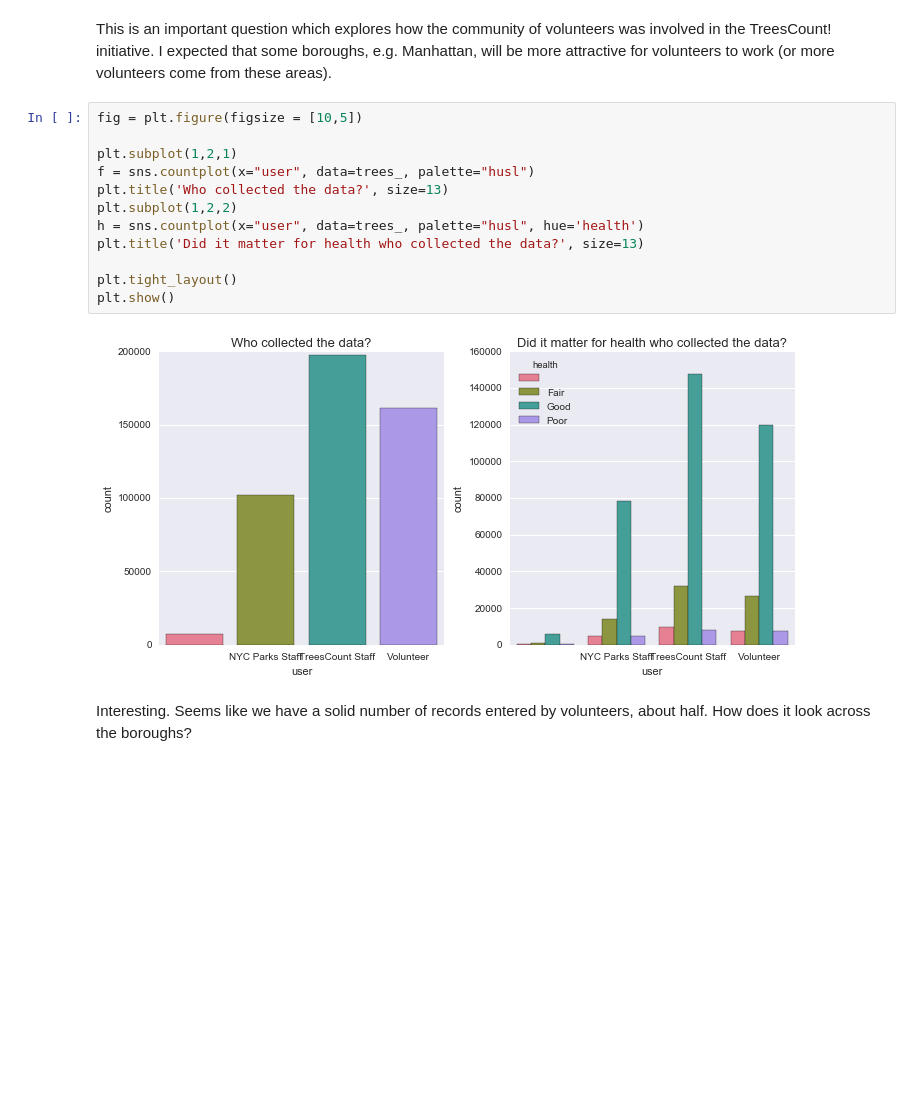
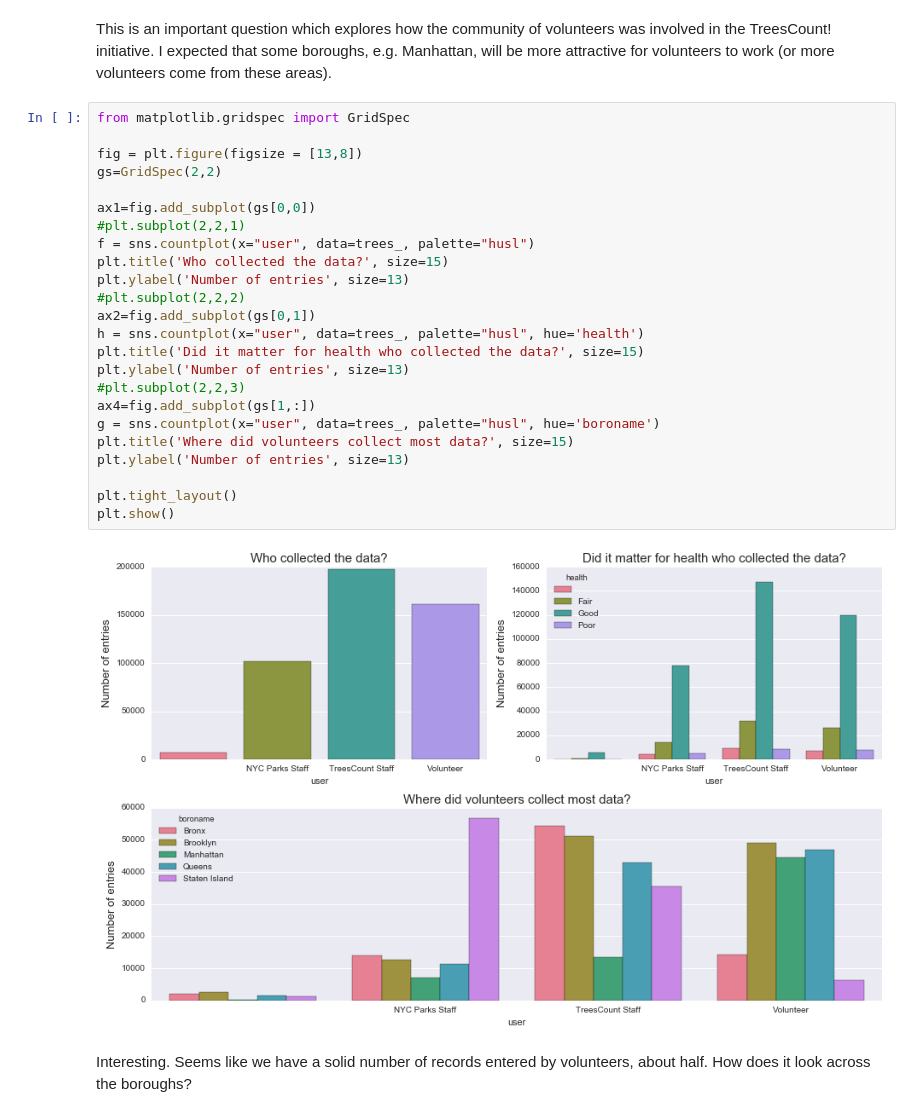
Before and after one commit to zuzannna/HealthyTrees, a Jupyter notebook: Healthy_Trees.ipynb, the cells around one changed output. Saved outputs shown, nothing was run; the diff lists cells and outputs as text; blank space fills up the shorter version.

Commit message:
added a new figure users / boroughs

```diff
--- a/Healthy_Trees.ipynb
+++ b/Healthy_Trees.ipynb
@@ -165,19 +165,31 @@ g.map(sns.stripplot, jitter=True, palette="Greens_d");
 # %% [markdown]
 This is an important question which explores how the community of volunteers was involved in the TreesCount! initiative. I expected that some boroughs, e.g. Manhattan, will be more attractive for volunteers to work (or more volunteers come from these areas).
 # %%
-fig = plt.figure(figsize = [10,5])
+from matplotlib.gridspec import GridSpec
 
-plt.subplot(1,2,1)
+fig = plt.figure(figsize = [13,8])
+gs=GridSpec(2,2)
+
+ax1=fig.add_subplot(gs[0,0])
+#plt.subplot(2,2,1)
 f = sns.countplot(x="user", data=trees_, palette="husl")
-plt.title('Who collected the data?', size=13)
-plt.subplot(1,2,2)
+plt.title('Who collected the data?', size=15)
+plt.ylabel('Number of entries', size=13)
+#plt.subplot(2,2,2)
+ax2=fig.add_subplot(gs[0,1])
 h = sns.countplot(x="user", data=trees_, palette="husl", hue='health')
-plt.title('Did it matter for health who collected the data?', size=13)
+plt.title('Did it matter for health who collected the data?', size=15)
+plt.ylabel('Number of entries', size=13)
+#plt.subplot(2,2,3)
+ax4=fig.add_subplot(gs[1,:])
+g = sns.countplot(x="user", data=trees_, palette="husl", hue='boroname')
+plt.title('Where did volunteers collect most data?', size=15)
+plt.ylabel('Number of entries', size=13)
 
 plt.tight_layout()
 plt.show()
 # %% [output]
-[figure, old version]
+[figure, new version]
 # %% [markdown]
 Interesting. Seems like we have a solid number of records entered by volunteers, about half. How does it look across the boroughs?
 # %% [markdown]
```
Also changed, not shown: 2 other files.
